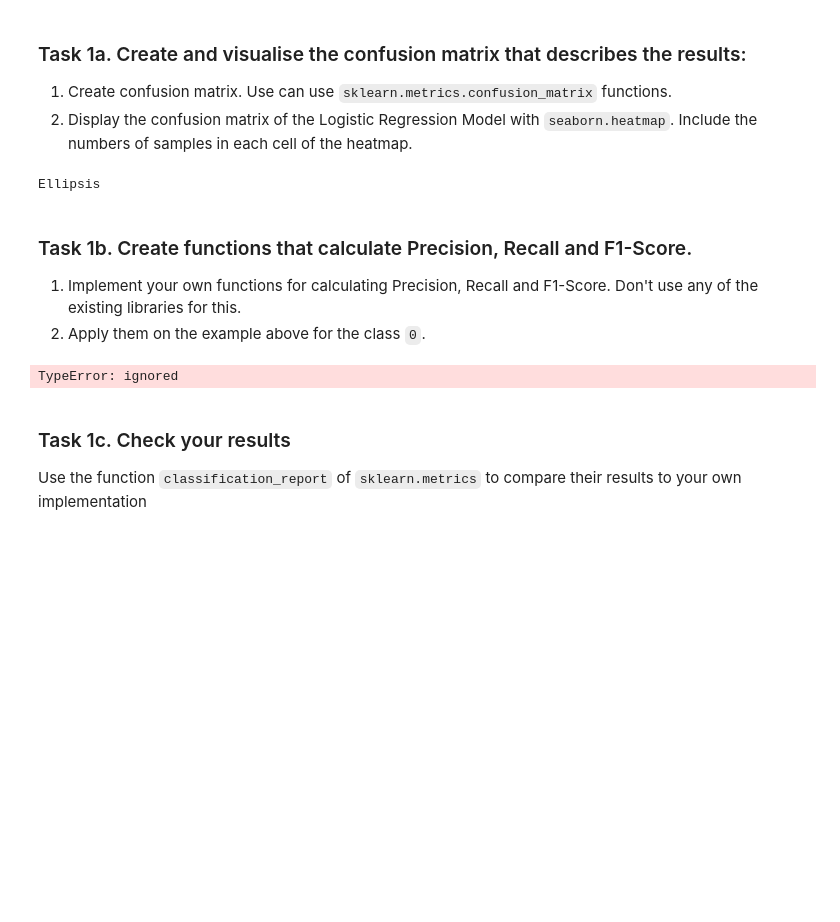
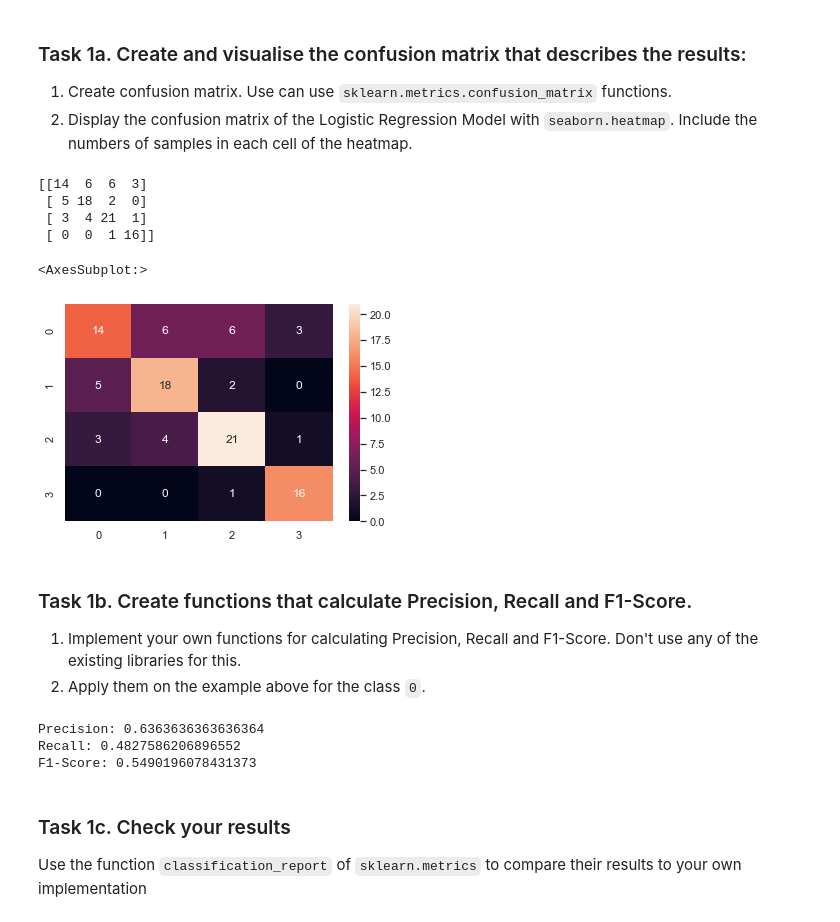
Before and after one commit to badrou99/mldm_hs22, a Jupyter notebook: labs/L05_Supervised_Learning_LAB_ASSIGNMENT.ipynb, the cells around one changed output. Drawn from its saved outputs; the diff is of its cells as text; code cells hidden in the pictures; blank space fills up the shorter version.

```diff
--- a/labs/L05_Supervised_Learning_LAB_ASSIGNMENT.ipynb
+++ b/labs/L05_Supervised_Learning_LAB_ASSIGNMENT.ipynb
@@ -34,10 +34,20 @@ y_test_pred = log_reg.predict(X_test)
 
 1. Create confusion matrix. Use can use `sklearn.metrics.confusion_matrix` functions.
 2. Display the confusion matrix of the Logistic Regression Model with `seaborn.heatmap`. Include the numbers of samples in each cell of the heatmap.
-# %%
-...
-# %% [output]
-Ellipsis
+# %%
+import sklearn.metrics as metrics
+import seaborn as sns
+
+confusion_matrix = metrics.confusion_matrix(y_test, y_test_pred)
+print(confusion_matrix)
+sns.heatmap(confusion_matrix, annot=True, fmt='d')
+# %% [output]
+[[14  6  6  3]
+ [ 5 18  2  0]
+ [ 3  4 21  1]
+ [ 0  0  1 16]]
+<AxesSubplot:>
+[figure, added]
 # %% [markdown]
 ### Task 1b. Create functions that calculate Precision, Recall and F1-Score.
 1. Implement your own functions for calculating Precision, Recall and F1-Score. Don't use any of the existing libraries for this.
@@ -57,13 +71,15 @@ def f1_score(precision_value, recall_value):
 # %%
-precision_value = precision(...)
-recall_value = recall(...)
-f1_score_test = f1_score(...)
+precision_value = precision(0, confusion_matrix_test=confusion_matrix)
+recall_value = recall(0, confusion_matrix_test=confusion_matrix)
+f1_score_test = f1_score(precision_value, recall_value)
 
 print(f"Precision: {precision_value}")
 print(f"Recall: {recall_value}")
 print(f"F1-Score: {f1_score_test}")
 # %% [output]
-TypeError: ignored
+Precision: 0.6363636363636364
+Recall: 0.4827586206896552
+F1-Score: 0.5490196078431373
 # %% [markdown]
 ### Task 1c. Check your results
 Use the function `classification_report` of `sklearn.metrics` to compare their results to your own implementation
```
Also changed, not shown: parts of 16 cells of this notebook.
